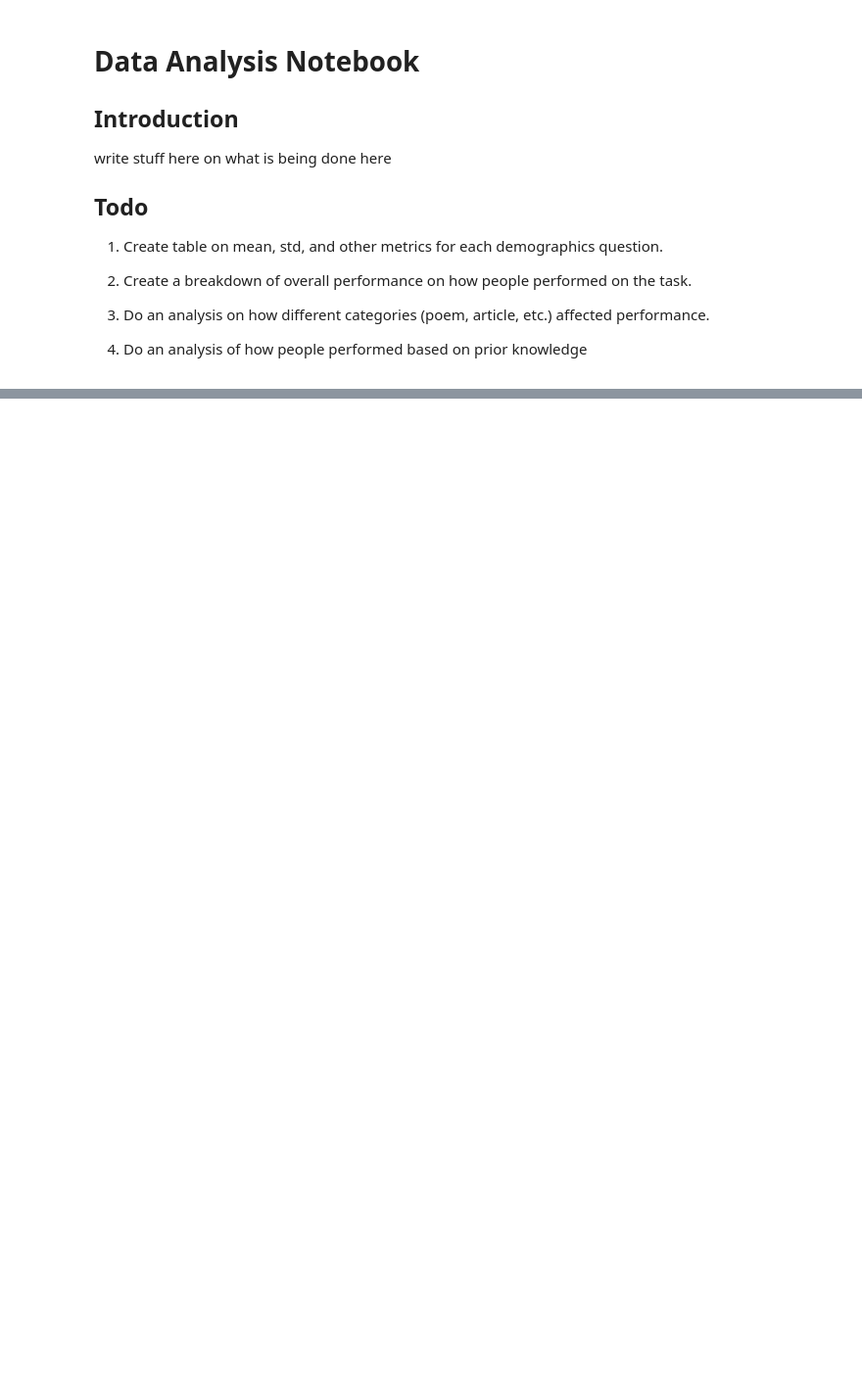
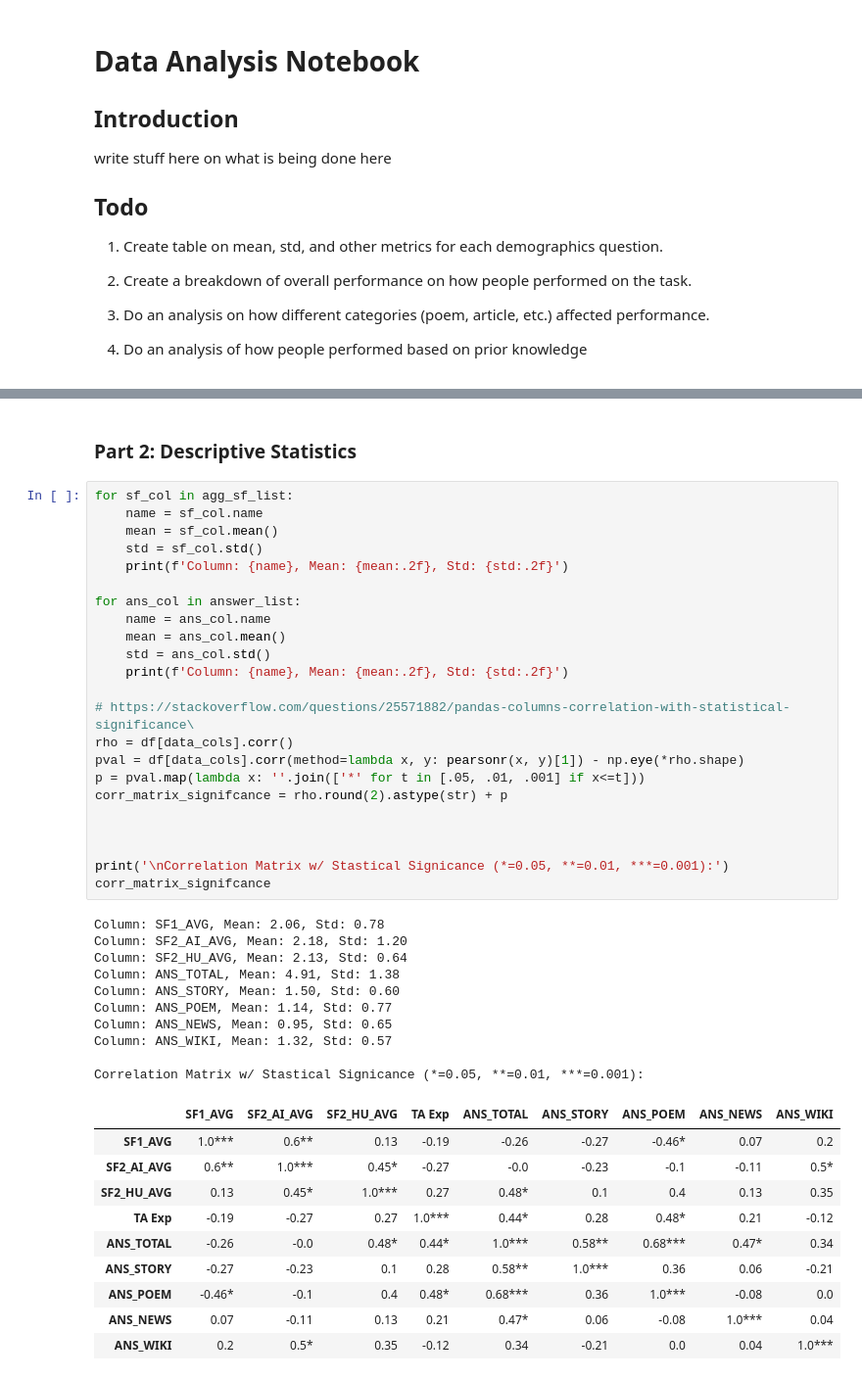
Before and after one commit to ZenithO-o/AI-Detection-Survey, a Jupyter notebook: data_analysis.ipynb, the cells around one changed output, grey strips where cells are left out. Shown at 98% size. Cells and saved outputs as stored; diff of their text form; blank space fills up the shorter version.

```diff
--- a/data_analysis.ipynb
+++ b/data_analysis.ipynb
@@ -55,0 +180,46 @@ df
+# %% [markdown]
+### Part 2: Descriptive Statistics
+# %%
+for sf_col in agg_sf_list:
+    name = sf_col.name
+    mean = sf_col.mean()
+    std = sf_col.std()
+    print(f'Column: {name}, Mean: {mean:.2f}, Std: {std:.2f}')
+
+for ans_col in answer_list:
+    name = ans_col.name
+    mean = ans_col.mean()
+    std = ans_col.std()
+    print(f'Column: {name}, Mean: {mean:.2f}, Std: {std:.2f}')
+
+# https://stackoverflow.com/questions/25571882/pandas-columns-correlation-with-statistical-significance\
+rho = df[data_cols].corr()
+pval = df[data_cols].corr(method=lambda x, y: pearsonr(x, y)[1]) - np.eye(*rho.shape)
+p = pval.map(lambda x: ''.join(['*' for t in [.05, .01, .001] if x<=t]))
+corr_matrix_signifcance = rho.round(2).astype(str) + p
+
+
+
+print('\nCorrelation Matrix w/ Stastical Signicance (*=0.05, **=0.01, ***=0.001):')
+corr_matrix_signifcance
+# %% [output]
+Column: SF1_AVG, Mean: 2.06, Std: 0.78
+Column: SF2_AI_AVG, Mean: 2.18, Std: 1.20
+Column: SF2_HU_AVG, Mean: 2.13, Std: 0.64
+Column: ANS_TOTAL, Mean: 4.91, Std: 1.38
+Column: ANS_STORY, Mean: 1.50, Std: 0.60
+Column: ANS_POEM, Mean: 1.14, Std: 0.77
+Column: ANS_NEWS, Mean: 0.95, Std: 0.65
+Column: ANS_WIKI, Mean: 1.32, Std: 0.57
+
+Correlation Matrix w/ Stastical Signicance (*=0.05, **=0.01, ***=0.001):
+|  | SF1_AVG | SF2_AI_AVG | SF2_HU_AVG | TA Exp | ANS_TOTAL | ANS_STORY | ANS_POEM | ANS_NEWS | ANS_WIKI |
+| SF1_AVG | 1.0*** | 0.6** | 0.13 | -0.19 | -0.26 | -0.27 | -0.46* | 0.07 | 0.2 |
+| SF2_AI_AVG | 0.6** | 1.0*** | 0.45* | -0.27 | -0.0 | -0.23 | -0.1 | -0.11 | 0.5* |
+| SF2_HU_AVG | 0.13 | 0.45* | 1.0*** | 0.27 | 0.48* | 0.1 | 0.4 | 0.13 | 0.35 |
+| TA Exp | -0.19 | -0.27 | 0.27 | 1.0*** | 0.44* | 0.28 | 0.48* | 0.21 | -0.12 |
+| ANS_TOTAL | -0.26 | -0.0 | 0.48* | 0.44* | 1.0*** | 0.58** | 0.68*** | 0.47* | 0.34 |
+| ANS_STORY | -0.27 | -0.23 | 0.1 | 0.28 | 0.58** | 1.0*** | 0.36 | 0.06 | -0.21 |
+| ANS_POEM | -0.46* | -0.1 | 0.4 | 0.48* | 0.68*** | 0.36 | 1.0*** | -0.08 | 0.0 |
+| ANS_NEWS | 0.07 | -0.11 | 0.13 | 0.21 | 0.47* | 0.06 | -0.08 | 1.0*** | 0.04 |
+| ANS_WIKI | 0.2 | 0.5* | 0.35 | -0.12 | 0.34 | -0.21 | 0.0 | 0.04 | 1.0*** |
```
Also changed, not shown: parts of 6 cells of this notebook, 4 other files.
